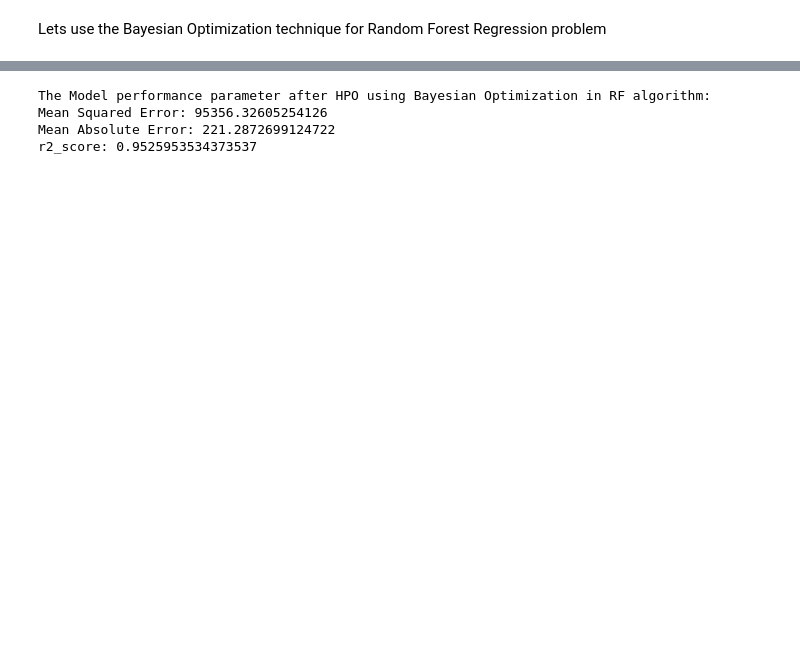
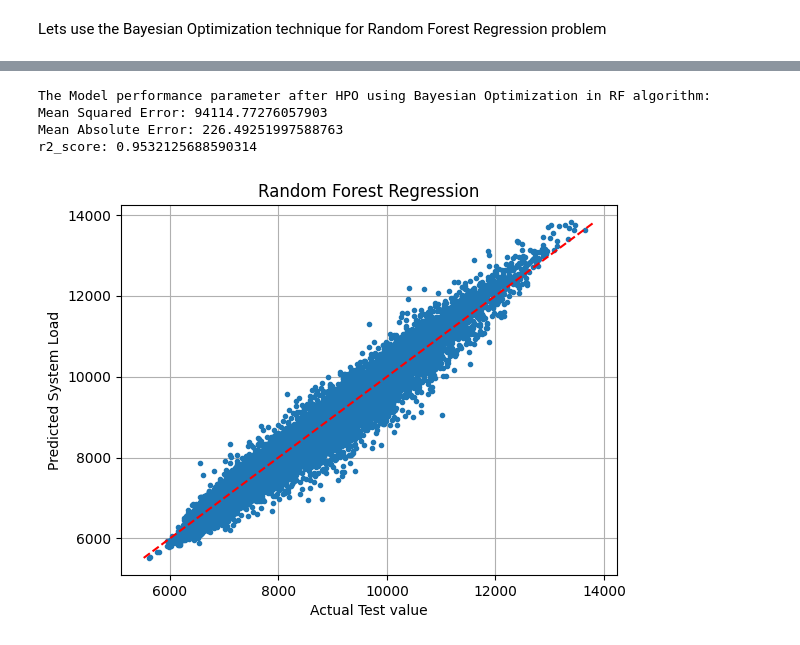
Before and after one commit to COSC5557/hyperparameter-optimization-Sanjeeb-PL, a Jupyter notebook: RandomForest.ipynb, the cells around one changed output, grey strips where cells are left out. Saved outputs shown, nothing was run; the diff lists cells and outputs as text; code cells hidden in the pictures; blank space fills up the shorter version.

```diff
--- a/RandomForest.ipynb
+++ b/RandomForest.ipynb
@@ -269,15 +273,25 @@ def RF_Bhpo(n_estimators, max_depth, min_samples_split, min_samples_leaf):
 # %%
-r2_Score_returnvalue, y_pred = RF_Bhpo(int(best_n_estimators), int(best_max_depth), int(best_min_samples_split), int(best_min_samples_leaf))
+y_pred = RandomForestRegressor_hpo(int(best_n_estimators), int(best_max_depth), int(best_min_samples_split), int(best_min_samples_leaf),best_max_features)
 
 R2_score = r2_score(y_test, y_pred)
 mae = mean_absolute_error(y_test, y_pred)
 mse = mean_squared_error(y_test, y_pred)
+
 print("The Model performance parameter after HPO using Bayesian Optimization in RF algorithm:")
 print("Mean Squared Error:", mse)
 print("Mean Absolute Error:", mae)
 print("r2_score:", R2_score)
+
+plt.plot(y_pred,y_test, '.')
+plt.plot([min(y_test), max(y_test)], [min(y_test), max(y_test)], color='red', linestyle='--', label='Perfect fit')
+plt.title('Random Forest Regression')
+plt.xlabel('Actual Test value')
+plt.ylabel('Predicted System Load')
+plt.grid(True)
+plt.show()
 # %% [output]
 The Model performance parameter after HPO using Bayesian Optimization in RF algorithm:
-Mean Squared Error: 95356.32605254126
-Mean Absolute Error: 221.2872699124722
-r2_score: 0.9525953534373537
+Mean Squared Error: 94114.77276057903
+Mean Absolute Error: 226.49251997588763
+r2_score: 0.9532125688590314
+[figure, added]
```
Also changed, not shown: parts of 16 cells of this notebook, 3 other files.
